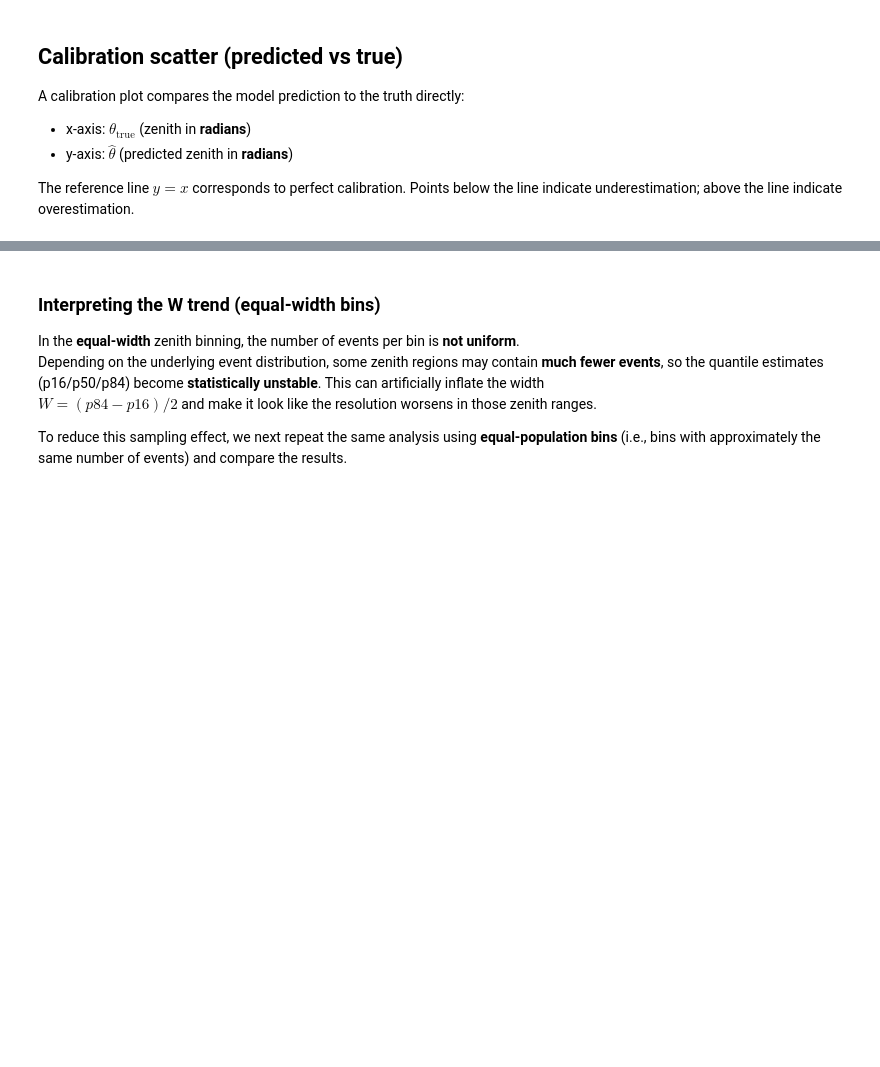
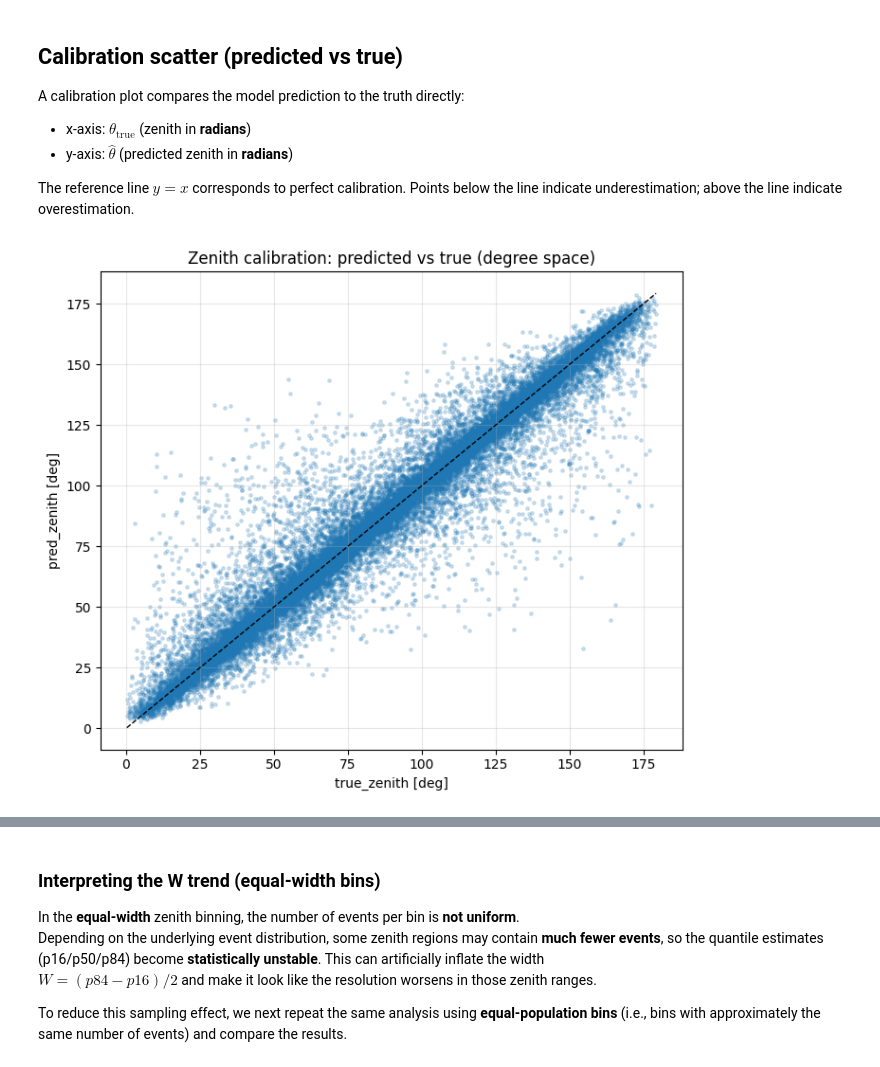
Before and after one commit to kubrabas/Graphnet-Applications, a Jupyter notebook: Training/Combined_EventPulseSeries_nonoise/initiative8/result_analysis_reordered.ipynb, the cells around one changed output, grey strips where cells are left out. Saved outputs shown, nothing was run; the diff lists cells and outputs as text; code cells hidden in the pictures; blank space fills up the shorter version.

```diff
--- a/Training/Combined_EventPulseSeries_nonoise/initiative8/result_analysis_reordered.ipynb
+++ b/Training/Combined_EventPulseSeries_nonoise/initiative8/result_analysis_reordered.ipynb
@@ -662,25 +743,27 @@ Points below the line indicate underestimation; above the line indicate overesti
 # %%
 # ---- Zenith: calibration scatter (pred_zenith vs true_zenith) ----
 
 plt.figure(figsize=(7, 6))
 
 plt.scatter(
-    df_zenith_test_predictions["true_zenith"],
-    df_zenith_test_predictions["pred_zenith"],
+    df_zenith_test_predictions["true_zenith_degree"],
+    df_zenith_test_predictions["pred_zenith_degree"],
     s=6, alpha=0.2
 )
 
-xmin = df_zenith_test_predictions["true_zenith"].min()
-xmax = df_zenith_test_predictions["true_zenith"].max()
+xmin = df_zenith_test_predictions["true_zenith_degree"].min()
+xmax = df_zenith_test_predictions["true_zenith_degree"].max()
 
 plt.plot([xmin, xmax], [xmin, xmax], color="black", linestyle="--", linewidth=1)  # y=x
 
-plt.xlabel("true_zenith [rad]")
-plt.ylabel("pred_zenith [rad]")
-plt.title("Zenith calibration: predicted vs true (radian space)")
+plt.xlabel("true_zenith [deg]")
+plt.ylabel("pred_zenith [deg]")
+plt.title("Zenith calibration: predicted vs true (degree space)")
 plt.grid(True, alpha=0.3)
 plt.tight_layout()
 plt.show()
+# %% [output]
+[figure, added]
 # %%
 # ---- Zenith: histogram with counts annotated on top of bars ----
 n_bins_zenith = 10
```
Also changed, not shown: parts of 44 cells of this notebook.
